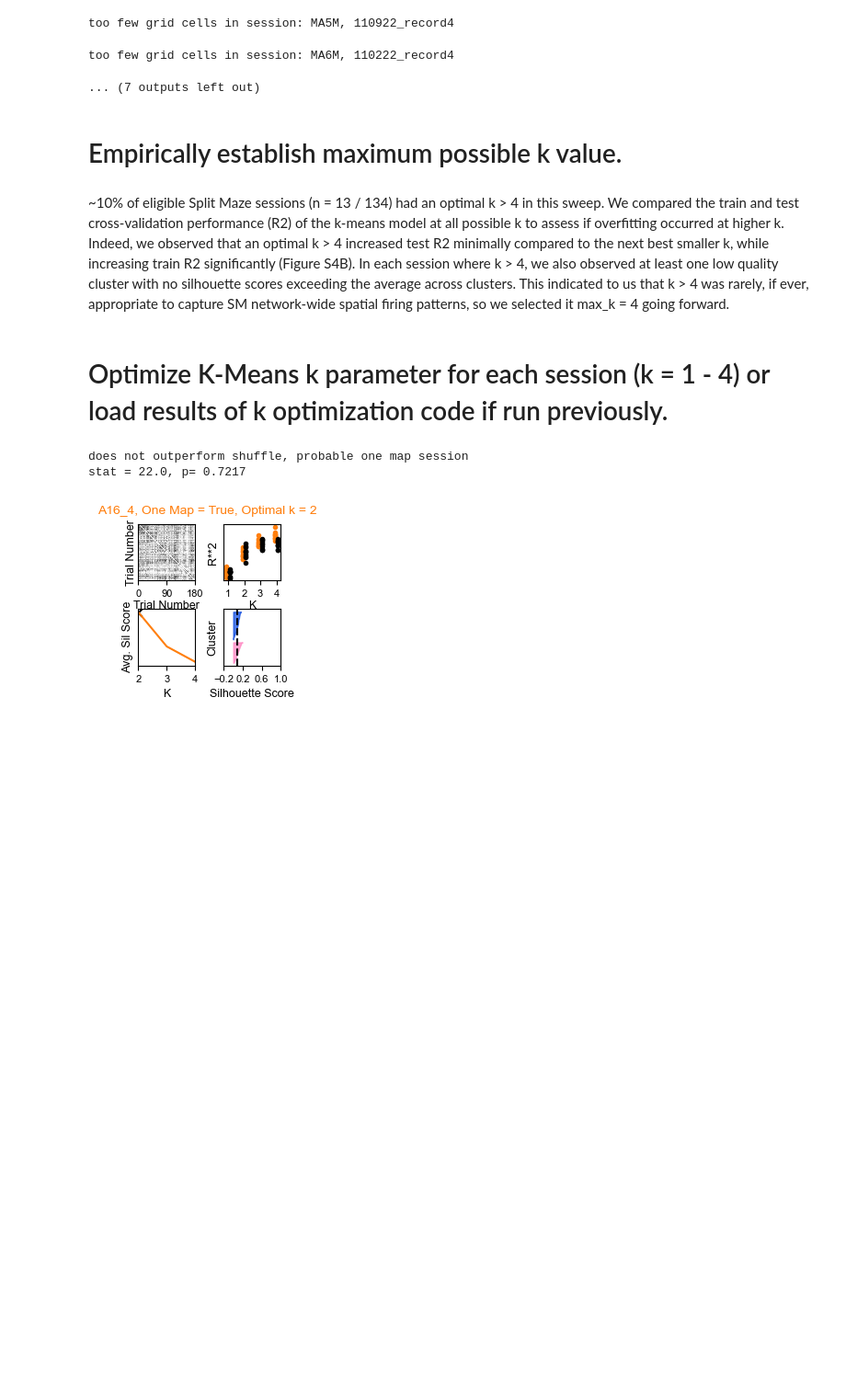
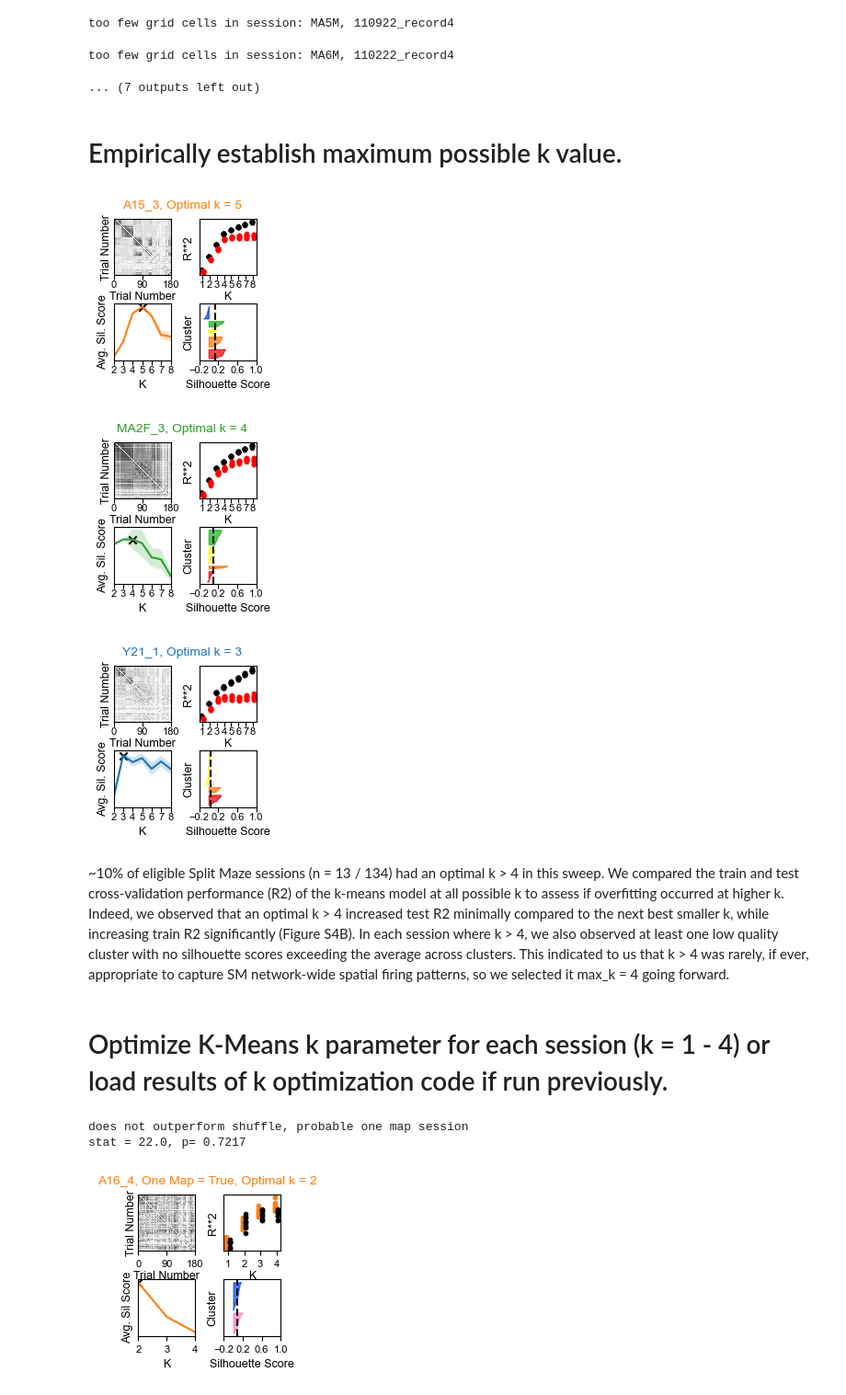
Before and after one commit to GiocomoLab/Herber2024, a Jupyter notebook: Figures 3 & S4.ipynb, the cells around one changed output. Shown at 92% size. Drawn from its saved outputs; the diff is of its cells as text; code cells hidden in the pictures; blank space fills up the shorter version.

```diff
--- a/Figures 3 & S4.ipynb
+++ b/Figures 3 & S4.ipynb
@@ -1261,6 +1264,7 @@ for m, session in zip(mice, sessions):
                 ax[0,0].set_xlabel('Trial Number', fontsize=9, labelpad=1)
                 ax[0,0].set_yticks([])
                 ax[0,0].set_xticks([0, 90, 180])
+                ax[0,0].tick_params(labelsize = 8)
 
                 #plot train R^2 vs. test^2
                 rax = np.tile(extended_k, (n_reps, 1)).T.ravel()
@@ -1268,45 +1272,51 @@ for m, session in zip(mice, sessions):
                 ax[0,1].plot(rax+.1, km_test_scores.ravel(), '.', color = 'r', label = 'Test')
                 ax[0,1].set_xlabel('K', fontsize=9, labelpad = 1)
                 ax[0,1].set_ylabel('R**2', fontsize=9)
-                ax[0,1].set_xticks(labelsize = 8)
-                ax[0,1].set_yticks(labelsize = 8)
+                ax[0,1].tick_params(labelsize = 8, pad=0.5)
                 ax[0,1].set_yticks([])
+                ax[0,1].set_xticks(extended_k)
                 #ax[0,1].legend()
 
                 #plot silhouete score averages for all k
                 ax[1,0].plot(possible_k, np.mean(silhouette_avgs, axis = 0), color = col)
                 ax[1,0].fill_between(possible_k, np.mean(silhouette_avgs, axis = 0) - stats.sem(silhouette_avgs, axis = 0),
                                    np.mean(silhouette_avgs, axis = 0) + stats.sem(silhouette_avgs, axis = 0), facecolor = col, alpha = 0.2)
                 ax[1,0].scatter(SilN, np.max(np.mean(silhouette_avgs, axis = 0)), color = 'k', marker = 'x')
                 ax[1,0].set_xlim([2,8])
-                ax[1,0].set_xticks(possible_k, labelsize = 8, labels = None)
+                ax[1,0].set_xticks(possible_k)
                 ax[1,0].set_ylabel('Avg. Sil. Score', fontsize=9)
                 ax[1,0].set_yticks([])
+                ax[1,0].tick_params(labelsize = 8, pad=0.5)
                 ax[1,0].set_xlabel('K', fontsize=9)
 
                 #plot silhouette score of clusters for selected k
                 ax[1,1].set_xlim([-0.2, 1.0])
                 ax[1,1].set_ylim([0, len(Y_unwrapped) + (SilN + 1) * 10])
                 y_lower = 10
                 for i in range(SilN):
                     ith_cluster_silhouette_values = samp_sil[labels == i]
                     ith_cluster_silhouette_values.sort()
                     size_cluster_i = ith_cluster_silhouette_values.shape[0]
                     y_upper = y_lower + size_cluster_i
                     color = colors[i]
                     ax[1,1].fill_betweenx(np.arange(y_lower, y_upper),0,
                         ith_cluster_silhouette_values,facecolor=color,edgecolor=color,alpha=0.7)
                     #ax[1,1].text(-0.05, y_lower + 0.5 * size_cluster_i, str(i))
                     y_lower = y_upper + 10  # 10 for the 0 samples
                 ax[1,1].set_xlabel("Silhouette Score", fontsize = 9)
                 ax[1,1].set_ylabel("Cluster", fontsize = 9)
                 ax[1,1].axvline(x=silhouette_avg, color = "k", linestyle="--")
-                ax[1,1].set_yticks([], labelsize = 8)
-                ax[1,1].set_xticks([-0.2, 0.2, 0.6, 1.0], labelsize = 8)
+                ax[1,1].set_yticks([])
+                ax[1,1].set_xticks([-0.2, 0.2, 0.6, 1.0])
+                ax[1,1].tick_params(labelsize = 8, pad=0.5)
 
                 #plt.savefig(save_folder + m + '_' + s + '_overfitk.png', dpi=400, bbox_inches='tight')
                 #plt.savefig(save_folder + m + '_' + s + '_overfitk.svg', dpi=400, bbox_inches='tight')
                 plt.show()
+# %% [output]
+[figure, added]
+[figure, added]
+[figure, added]
 # %% [markdown]
 ~10% of eligible Split Maze sessions (n = 13 / 134) had an optimal k > 4 in this sweep. We compared the train and test cross-validation performance (R2) of the k-means model at all possible k to assess if overfitting occurred at higher k. Indeed, we observed that an optimal k > 4 increased test R2 minimally compared to the next best smaller k, while increasing train R2 significantly (Figure S4B). In each session where k > 4, we also observed at least one low quality cluster with no silhouette scores exceeding the average across clusters. This indicated to us that k > 4 was rarely, if ever, appropriate to capture SM network-wide spatial firing patterns, so we selected it max_k = 4 going forward.
 # %% [markdown]
```
Also changed, not shown: parts of 46 cells of this notebook, 1 other file.
